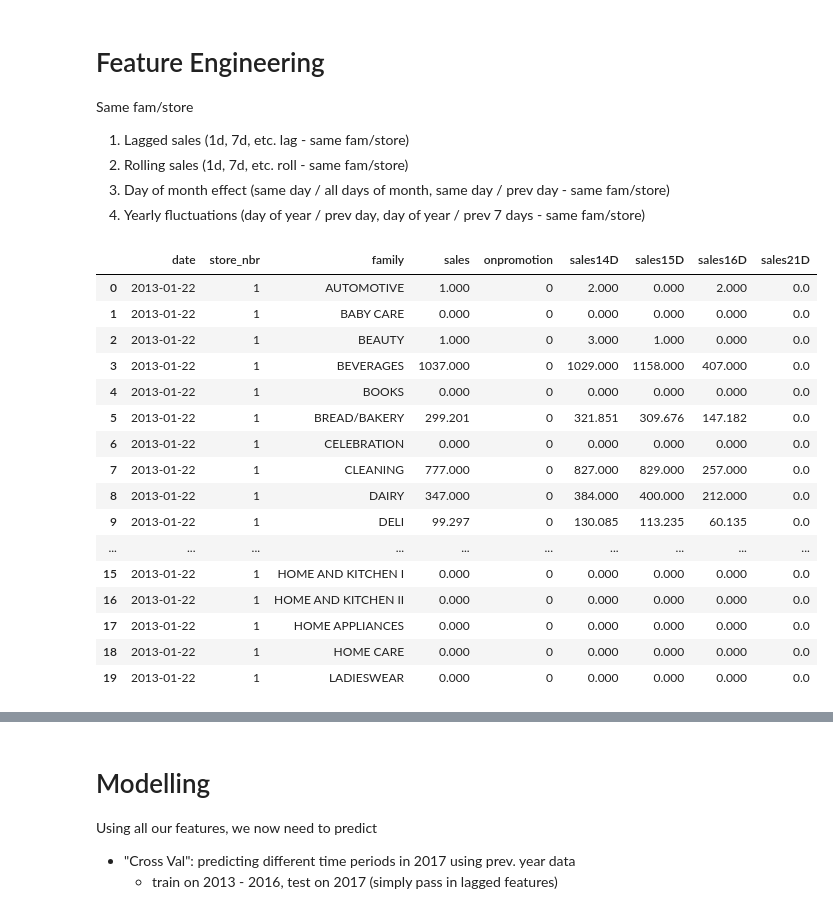
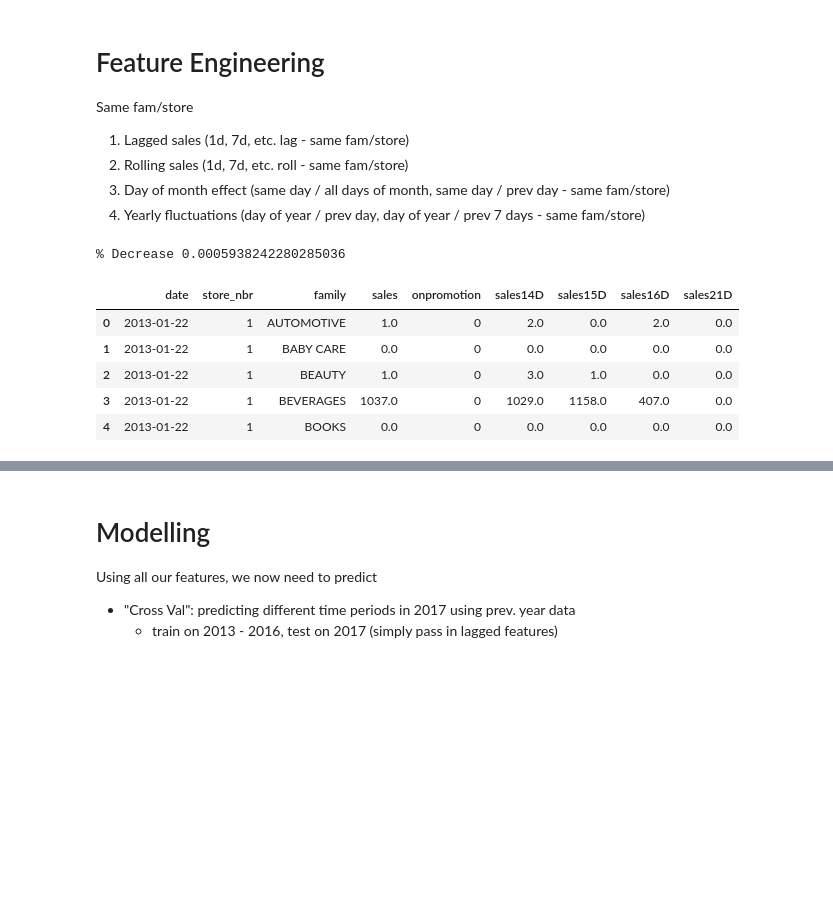
Before and after one commit to akhilkammila/store-sales-v2, a Jupyter notebook: 15dprect.ipynb, the cells around one changed output, grey strips where cells are left out. Drawn from its saved outputs; the diff is of its cells as text; code cells hidden in the pictures; blank space fills up the shorter version.

```diff
--- a/15dprect.ipynb
+++ b/15dprect.ipynb
@@ -39,38 +39,36 @@ Same fam/store
 2. Rolling sales (1d, 7d, etc. roll - same fam/store)
 3. Day of month effect (same day / all days of month, same day / prev day - same fam/store)
 4. Yearly fluctuations (day of year / prev day, day of year / prev 7 days - same fam/store)
+# %%
+# delete leap year days
+before_len = len(train_df)
+train_df = train_df[train_df['date'] != pd.to_datetime('2016-02-29')]
+after_len = len(train_df)
+
+print("% Decrease", (before_len - after_len)/before_len)
+# %% [output]
+% Decrease 0.0005938242280285036
 # %%
 # FEATURE ENGINEERING TIME
 
 # combined will be the running combined df
 lag_features = train_df.copy()
 
 # 1. 14d ago lag
 for lag in ['14D', '15D', '16D', '21D']:
     shiftd = train_df.copy()
     shiftd['date'] = shiftd['date'] + pd.Timedelta(lag)
     shiftd = shiftd[['date', 'store_nbr', 'family', 'sales']].rename(columns={'sales': f'sales{lag}'})
     lag_features = pd.merge(lag_features, shiftd, how='inner', on=['date', 'store_nbr', 'family'])
 
-lag_features.head(20)
+lag_features.head()
 # %% [output]
 |  | date | store_nbr | family | sales | onpromotion | sales14D | sales15D | sales16D | sales21D |
-| 0 | 2013-01-22 | 1 | AUTOMOTIVE | 1.000 | 0 | 2.000 | 0.000 | 2.000 | 0.0 |
-| 1 | 2013-01-22 | 1 | BABY CARE | 0.000 | 0 | 0.000 | 0.000 | 0.000 | 0.0 |
-| 2 | 2013-01-22 | 1 | BEAUTY | 1.000 | 0 | 3.000 | 1.000 | 0.000 | 0.0 |
-| 3 | 2013-01-22 | 1 | BEVERAGES | 1037.000 | 0 | 1029.000 | 1158.000 | 407.000 | 0.0 |
-| 4 | 2013-01-22 | 1 | BOOKS | 0.000 | 0 | 0.000 | 0.000 | 0.000 | 0.0 |
-| 5 | 2013-01-22 | 1 | BREAD/BAKERY | 299.201 | 0 | 321.851 | 309.676 | 147.182 | 0.0 |
-| 6 | 2013-01-22 | 1 | CELEBRATION | 0.000 | 0 | 0.000 | 0.000 | 0.000 | 0.0 |
-| 7 | 2013-01-22 | 1 | CLEANING | 777.000 | 0 | 827.000 | 829.000 | 257.000 | 0.0 |
-| 8 | 2013-01-22 | 1 | DAIRY | 347.000 | 0 | 384.000 | 400.000 | 212.000 | 0.0 |
-| 9 | 2013-01-22 | 1 | DELI | 99.297 | 0 | 130.085 | 113.235 | 60.135 | 0.0 |
-| ... | ... | ... | ... | ... | ... | ... | ... | ... | ... |
-| 15 | 2013-01-22 | 1 | HOME AND KITCHEN I | 0.000 | 0 | 0.000 | 0.000 | 0.000 | 0.0 |
-| 16 | 2013-01-22 | 1 | HOME AND KITCHEN II | 0.000 | 0 | 0.000 | 0.000 | 0.000 | 0.0 |
-| 17 | 2013-01-22 | 1 | HOME APPLIANCES | 0.000 | 0 | 0.000 | 0.000 | 0.000 | 0.0 |
-| 18 | 2013-01-22 | 1 | HOME CARE | 0.000 | 0 | 0.000 | 0.000 | 0.000 | 0.0 |
-| 19 | 2013-01-22 | 1 | LADIESWEAR | 0.000 | 0 | 0.000 | 0.000 | 0.000 | 0.0 |
+| 0 | 2013-01-22 | 1 | AUTOMOTIVE | 1.0 | 0 | 2.0 | 0.0 | 2.0 | 0.0 |
+| 1 | 2013-01-22 | 1 | BABY CARE | 0.0 | 0 | 0.0 | 0.0 | 0.0 | 0.0 |
+| 2 | 2013-01-22 | 1 | BEAUTY | 1.0 | 0 | 3.0 | 1.0 | 0.0 | 0.0 |
+| 3 | 2013-01-22 | 1 | BEVERAGES | 1037.0 | 0 | 1029.0 | 1158.0 | 407.0 | 0.0 |
+| 4 | 2013-01-22 | 1 | BOOKS | 0.0 | 0 | 0.0 | 0.0 | 0.0 | 0.0 |
 # %%
 # 2. rolling (over the past 1w, what is avg)
 rolling_features = lag_features.copy()
```
Also changed, not shown: parts of 9 cells of this notebook, 11 other files.
